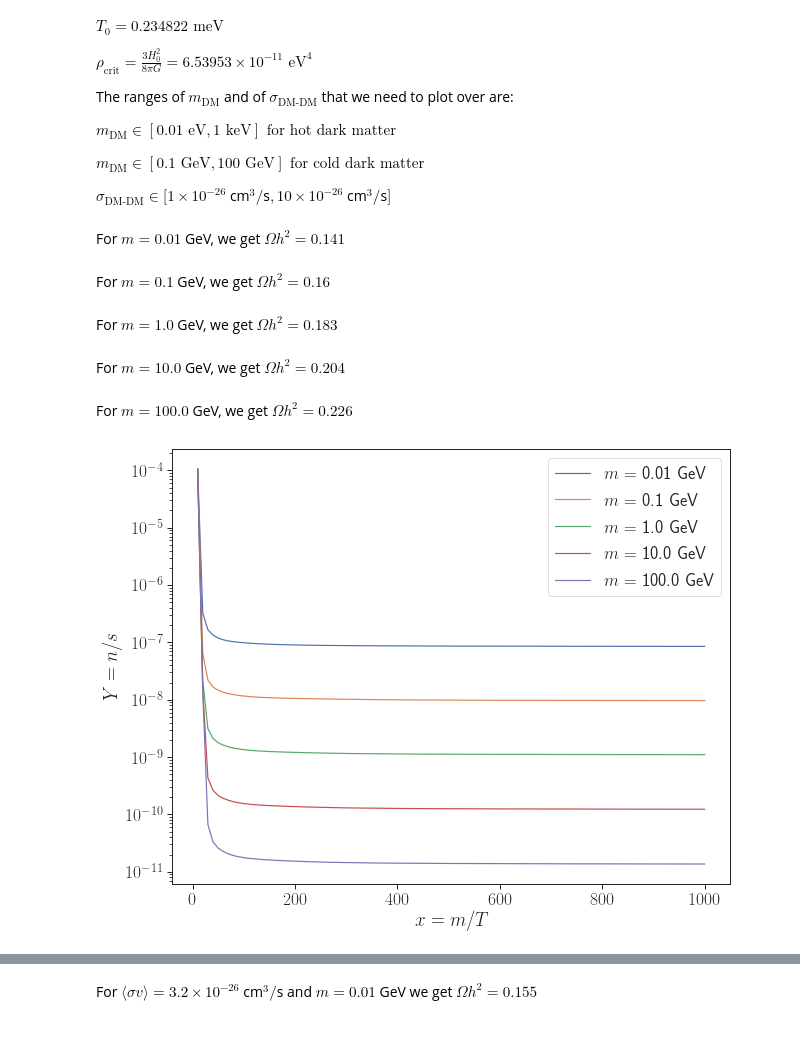
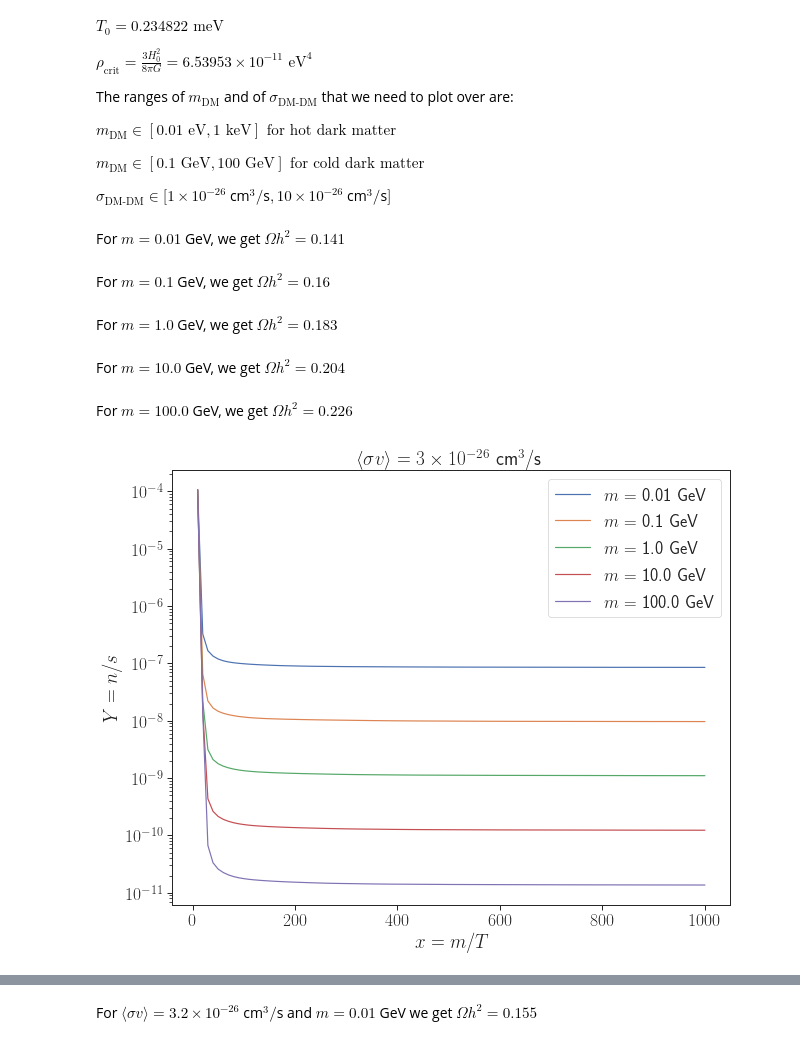
Before and after one commit to adam-coogan/gss19_subhalos, a Jupyter notebook: week_1/andre.ipynb, the cells around one changed output, grey strips where cells are left out. Drawn from its saved outputs; the diff is of its cells as text; code cells hidden in the pictures.

```diff
--- a/week_1/andre.ipynb
+++ b/week_1/andre.ipynb
@@ -154,7 +154,7 @@ h=0.7
 
 def lamb(m,sigmav):
     """
-    Returns lambda parameter from different equation
+    Returns lambda parameter from differential equation
     """
     return 2.76e35*m*(sigmav)
 
@@ -206,23 +206,24 @@ def solver(m=0.01, sigmav=3e-26, x=[10,1000]):
 # %%
 # Plotting Y(m)
 ms = np.logspace(-2,2,num=5)
 plt.figure(figsize=(10,8))
 for m in ms:
     Y, xs, omegah2 = solver(m=m)
     plt.plot(xs, Y, label=r"$m =$ "+str(round(m,2))+" GeV")
     display(Latex(r"For $m = "+str(round(m,2))+"$ GeV, we get $\Omega h^2 = "+str(round(omegah2,3))+"$"))
 plt.yscale('log')
 plt.xscale('linear')
 plt.ylabel(r'$Y=n/s$')
 plt.xlabel(r'$x=m/T$')
+plt.title(r"$\langle\sigma v\rangle = "+str(round(3,1))+"\\times 10^{-26} $ cm$^3/$s")
 plt.legend()
 plt.show()
 # %% [output]
 For $m = 0.01$ GeV, we get $\Omega h^2 = 0.141$
 For $m = 0.1$ GeV, we get $\Omega h^2 = 0.16$
 For $m = 1.0$ GeV, we get $\Omega h^2 = 0.183$
 For $m = 10.0$ GeV, we get $\Omega h^2 = 0.204$
 For $m = 100.0$ GeV, we get $\Omega h^2 = 0.226$
-[figure, old version]
+[figure, new version]
 # %%
 # Plotting Y(sigmav)
```
Also changed, not shown: parts of 1 cell of this notebook.
